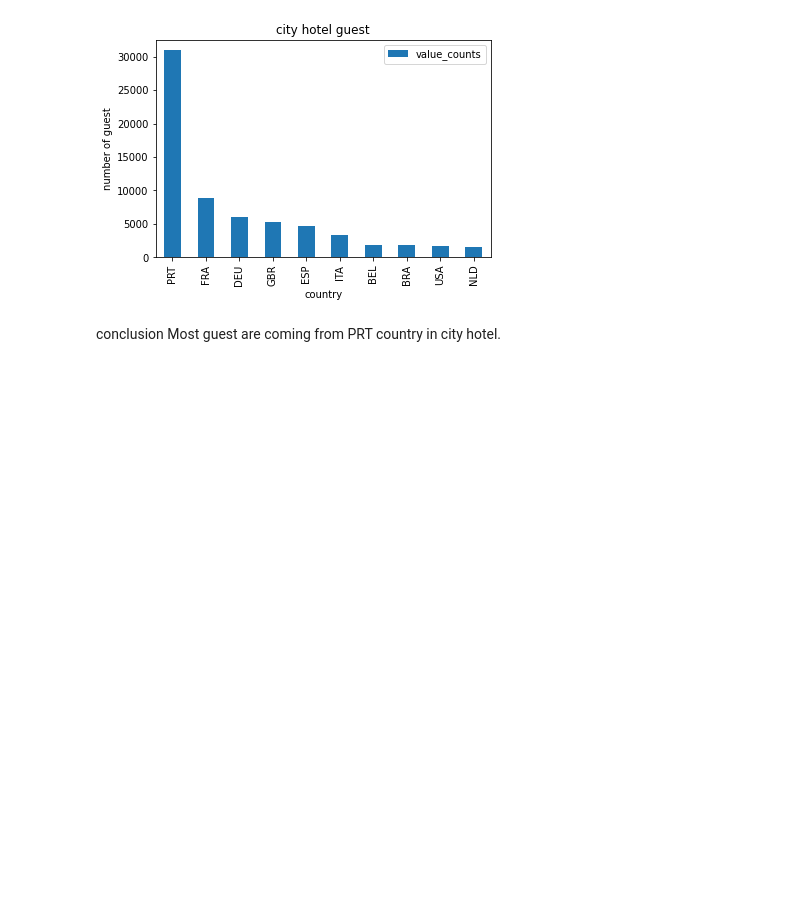
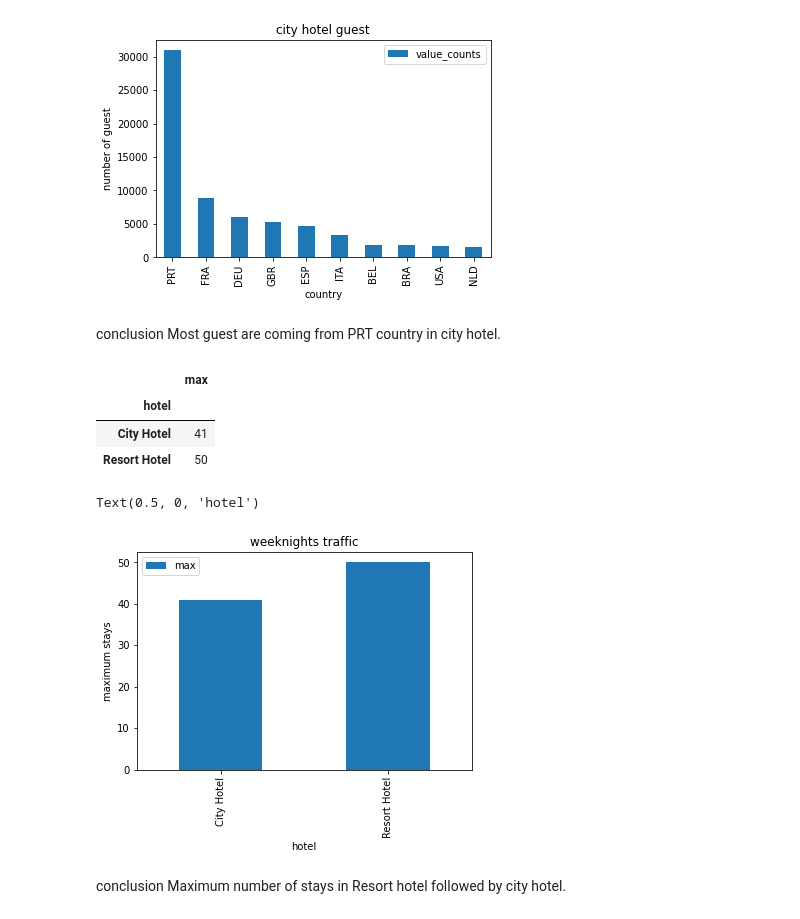
Before and after one commit to fkofkf431/Capestone-project1-Hotel-Booking-Analysis, a Jupyter notebook: Mohd_Firoz_Chaudhri_Hotel_Booking_Analysis_Capstone_Project.ipynb, the cells around one changed output. Saved outputs shown, nothing was run; the diff lists cells and outputs as text; code cells hidden in the pictures; blank space fills up the shorter version.

```diff
--- a/Mohd_Firoz_Chaudhri_Hotel_Booking_Analysis_Capstone_Project.ipynb
+++ b/Mohd_Firoz_Chaudhri_Hotel_Booking_Analysis_Capstone_Project.ipynb
@@ -202,3 +202,24 @@ Text(0.5, 0, 'country')
 [figure]
 # %% [markdown]
 conclusion Most guest are coming from PRT country in city hotel.
+# %%
+#Maximum number of stays in week nights in each hotel?
+weeknights_traffic = df.groupby(["hotel"])["stays_in_week_nights"].agg(["max"])
+# %%
+weeknights_traffic
+# %% [output]
+|  | max |
+| hotel |  |
+| City Hotel | 41 |
+| Resort Hotel | 50 |
+# %%
+weeknights_traffic.plot(kind = 'bar')
+
+plt.title('weeknights traffic')
+plt.ylabel('maximum stays')
+plt.xlabel('hotel')
+# %% [output]
+Text(0.5, 0, 'hotel')
+[figure, added]
+# %% [markdown]
+conclusion Maximum number of stays in Resort hotel followed by city hotel.
```
